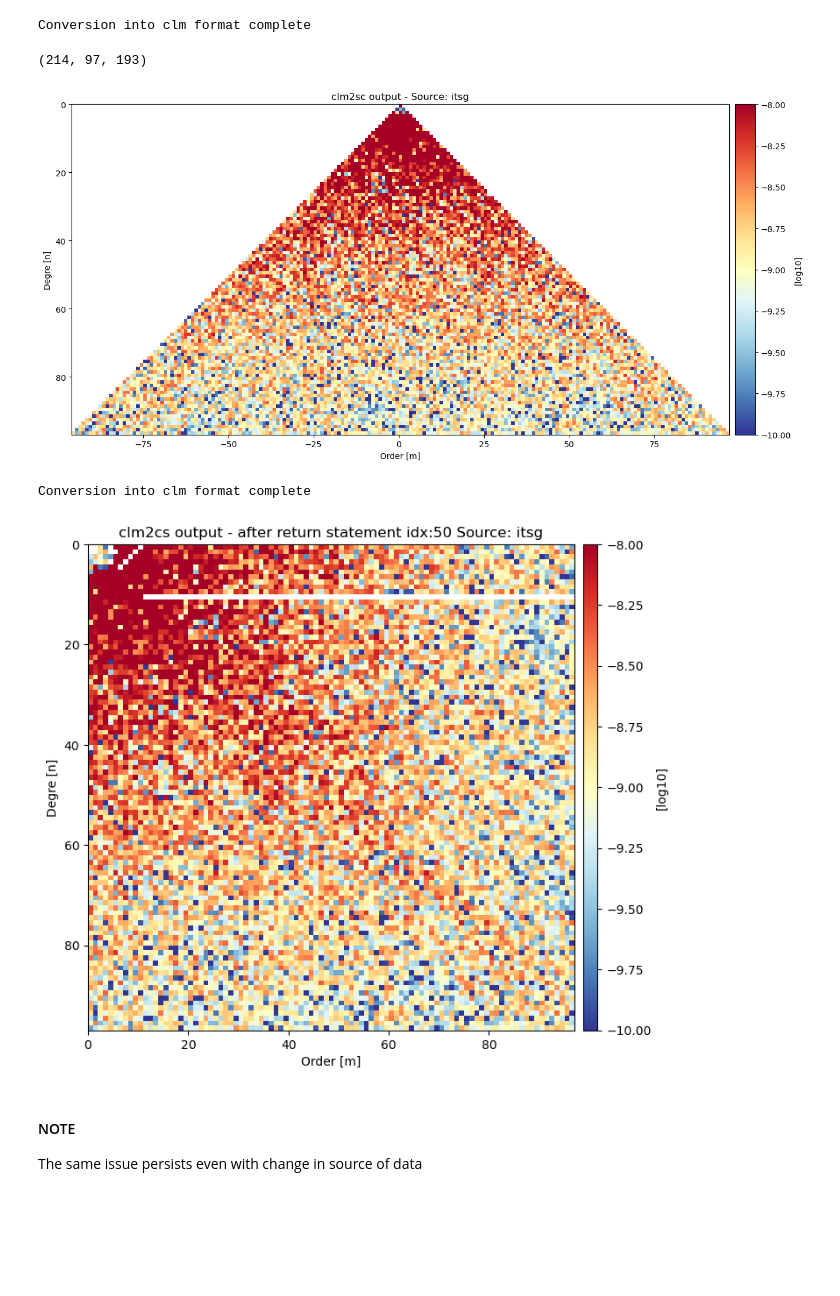
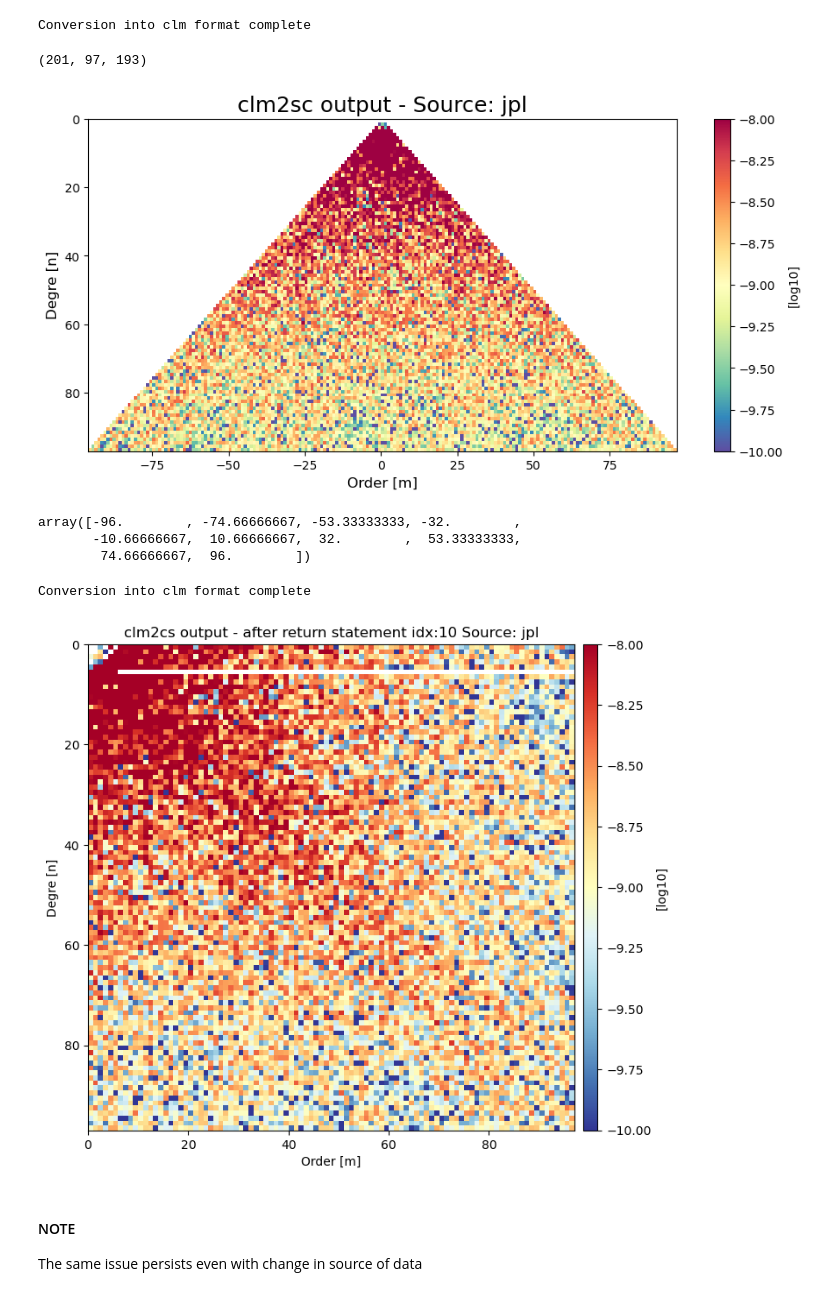
Before and after one commit to GESS-research-group/pyshbundle, a Jupyter notebook: notebooks/testing_different_sources.ipynb, the cells around one changed output. Cells and saved outputs as stored; diff of their text form; code cells hidden in the pictures; blank space fills up the shorter version.

```diff
--- a/notebooks/testing_different_sources.ipynb
+++ b/notebooks/testing_different_sources.ipynb
@@ -165,40 +165,53 @@ But unlike other two function which return
 
 `reader_replacer_itsg` only returns 3 args - data, start date and num of files
 # %%
-itsg_sc = pyshbundle.clm2sc.clm2sc(itsg_clm)
+jpl_sc = pyshbundle.clm2sc.clm2sc(jpl_clm)
 # %% [output]
 Conversion into clm format complete
 # %%
 # shape
-np.shape(itsg_sc)
+np.shape(jpl_sc)
 # %% [output]
-(214, 97, 193)
+(201, 97, 193)
 # %%
 # creating a vector for labels
 lmax = 96
 
 # plotting settings
 from mpl_toolkits.axes_grid1 import make_axes_locatable
 import matplotlib as mpl
 
 # making ploting canvas
-fig, ax = plt.subplots(figsize=(15, 7.5))
-im = plt.imshow(np.log10(np.abs(itsg_sc[10, :, :])),cmap='RdYlBu_r', extent=[-lmax, lmax+1, lmax+1, 0], vmax=-8, vmin=-10) # drawing the function
+fig, ax = plt.subplots(figsize=(11, 5))
+im = ax.imshow(np.ma.log10(np.abs(jpl_sc[10, :, :])),cmap='Spectral_r', extent=[-lmax, lmax+1, lmax+1, 0], vmax=-8, vmin=-10) # drawing the function
 
-plt.xlabel("Order [m]")
-plt.ylabel("Degre [n]")
-plt.title(f"clm2sc output - Source: {source}")
+
+plt.xlabel("Order [m]", size=12)
+plt.ylabel("Degre [n]", size=12)
+plt.title(f"clm2sc output - Source: {source}", size=18)
 
 # zero divide error but something to start with
-divider = make_axes_locatable(ax)
-colorbar_axes = divider.append_axes("right",
-                                    size="3%",
-                                    pad=0.1)
-mpl.rc('image', cmap='RdYlBu_r')
+#divider = make_axes_locatable(ax)
+#colorbar_axes = divider.append_axes("right",
+#                                    size="3%",
+#                                    pad=0.1)
+#mpl.rc('image', cmap='RdYlBu_r')
 
 # Using new axes for colorbar
-plt.colorbar(im, cax=colorbar_axes, label=f"[log10]")
+ax.set_aspect('auto')
+fig.colorbar(im, ax=ax, label=f"[log10]", orientation='vertical')
+
+
+#plt.savefig(im)
+
 plt.show()
 # %% [output]
-[figure, old version]
+[figure, new version]
+# %%
+a = np.linspace(-96, 96, 10)
+a
+# %% [output]
+array([-96.        , -74.66666667, -53.33333333, -32.        ,
+       -10.66666667,  10.66666667,  32.        ,  53.33333333,
+        74.66666667,  96.        ])
 # %%
@@ -213,11 +226,11 @@ Conversion into clm format complete
 from mpl_toolkits.axes_grid1 import make_axes_locatable
 import matplotlib as mpl
 
-lamx = 96
-idx = 50
+lmax = 96
+idx = 10
 # making ploting canvas
 fig, ax = plt.subplots(figsize=(7.5, 7.5))
-im = plt.imshow(np.log10(np.abs(itsg_cs[idx, :, :])),cmap='RdYlBu_r', extent=[0, lmax+1, lmax+1, 0], vmax=-8, vmin=-10) # drawing the function
+im = plt.imshow(np.log10(np.abs(jpl_cs[idx, :, :])),cmap='RdYlBu_r', extent=[0, lmax+1, lmax+1, 0], vmax=-8, vmin=-10) # drawing the function
 
 plt.xlabel("Order [m]")
 plt.ylabel("Degre [n]")
@@ -233,7 +246,7 @@ colorbar_axes = divider.append_axes("right",
 plt.colorbar(im, cax=colorbar_axes, label=f"[log10]")
 plt.show()
 # %% [output]
-[figure, old version]
+[figure, new version]
 # %% [markdown]
 #### NOTE
 
```
Also changed, not shown: parts of 10 cells of this notebook, 4 other files.
